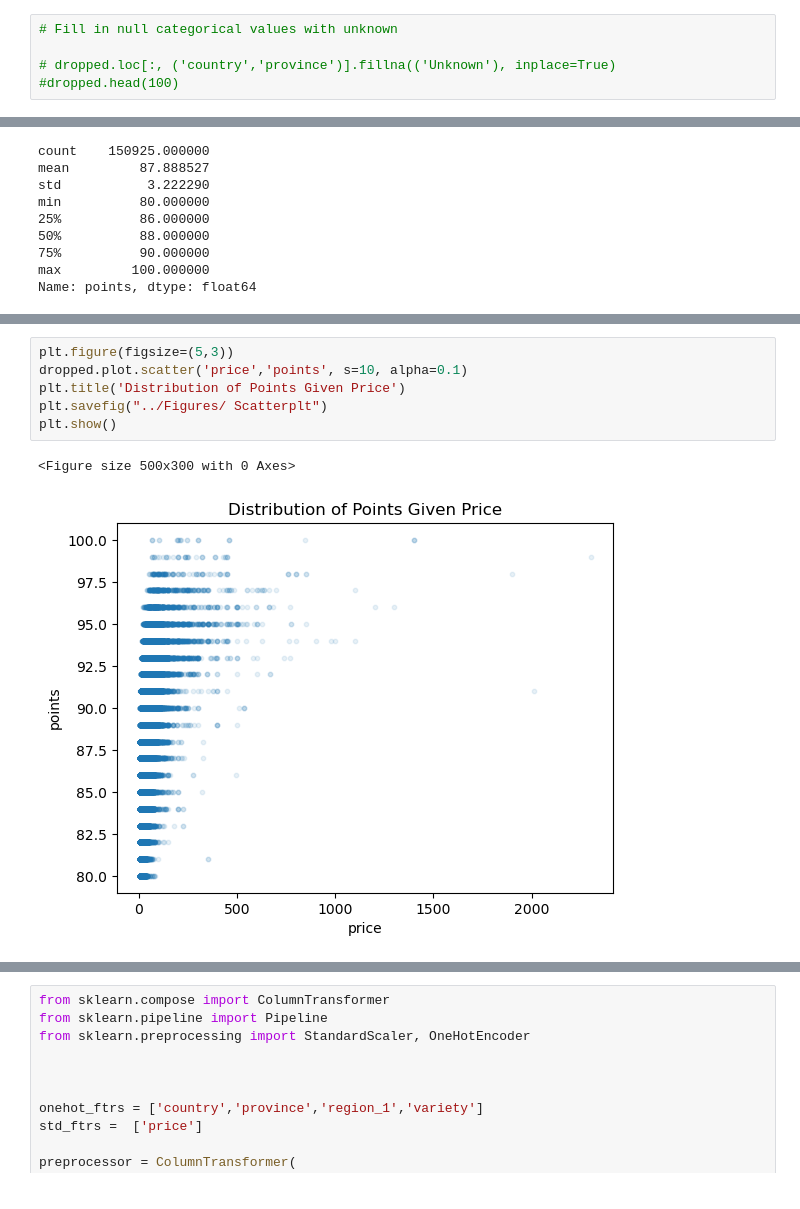
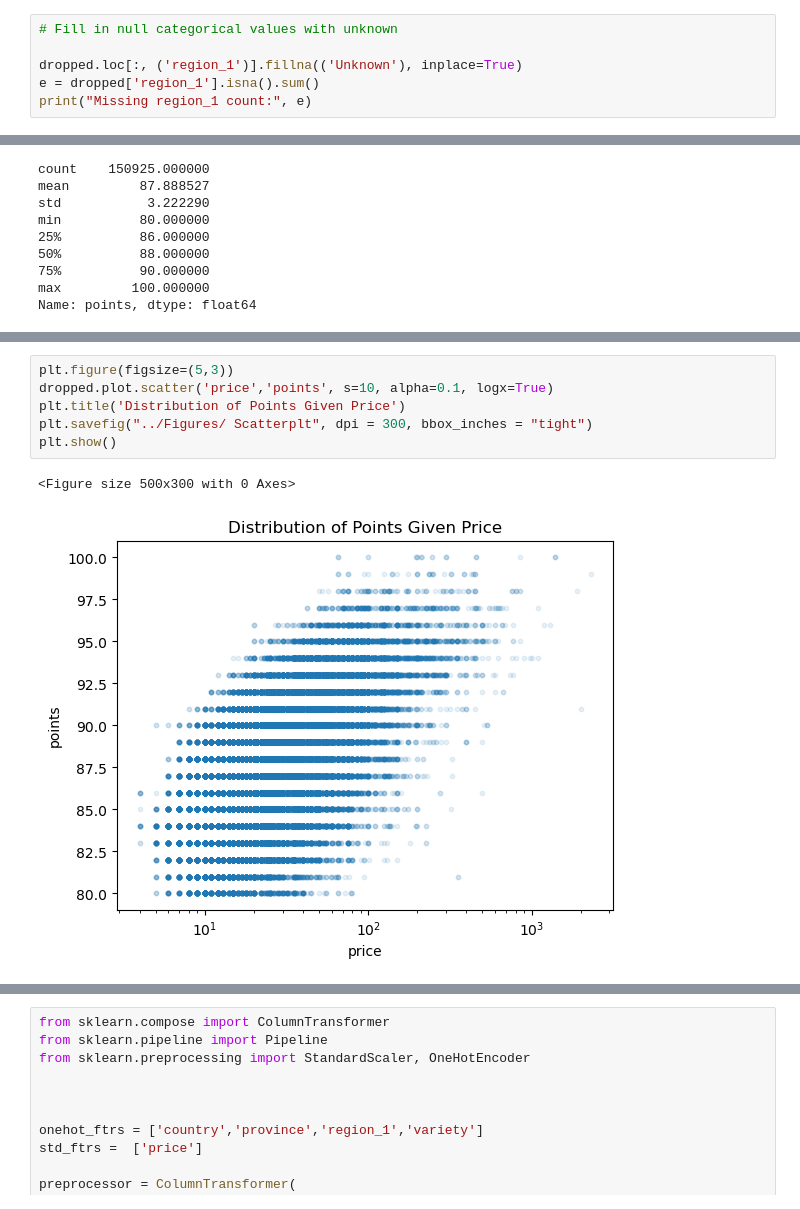
Before and after one commit to numbersix1103/Wine-Review-Midterm, a Jupyter notebook: src/Wine Reviews Midterm.ipynb, the cells around one changed output, grey strips where cells are left out. Saved outputs shown, nothing was run; the diff lists cells and outputs as text.

```diff
--- a/src/Wine Reviews Midterm.ipynb
+++ b/src/Wine Reviews Midterm.ipynb
@@ -235,5 +235,6 @@ Missing variety count: 0
 # %%
 # Fill in null categorical values with unknown
 
-# dropped.loc[:, ('country','province')].fillna(('Unknown'), inplace=True)
-#dropped.head(100)
+dropped.loc[:, ('region_1')].fillna(('Unknown'), inplace=True)
+e = dropped['region_1'].isna().sum()
+print("Missing region_1 count:", e)
@@ -347,12 +351,12 @@ rows: 137230
 # %%
 plt.figure(figsize=(5,3))
-dropped.plot.scatter('price','points', s=10, alpha=0.1)
+dropped.plot.scatter('price','points', s=10, alpha=0.1, logx=True)
 plt.title('Distribution of Points Given Price')
-plt.savefig("../Figures/ Scatterplt")
+plt.savefig("../Figures/ Scatterplt", dpi = 300, bbox_inches = "tight")
 plt.show()
 # %% [output]
 <Figure size 500x300 with 0 Axes>
-[figure, old version]
+[figure, new version]
 # %%
 np.where(dropped['price'] <= 24, '<=24', '>24')
 dropped['price_category'] = np.where(dropped['price'] <= 24, '<=24', '>24')
```
Also changed, not shown: parts of 9 cells of this notebook, 9 other files.
